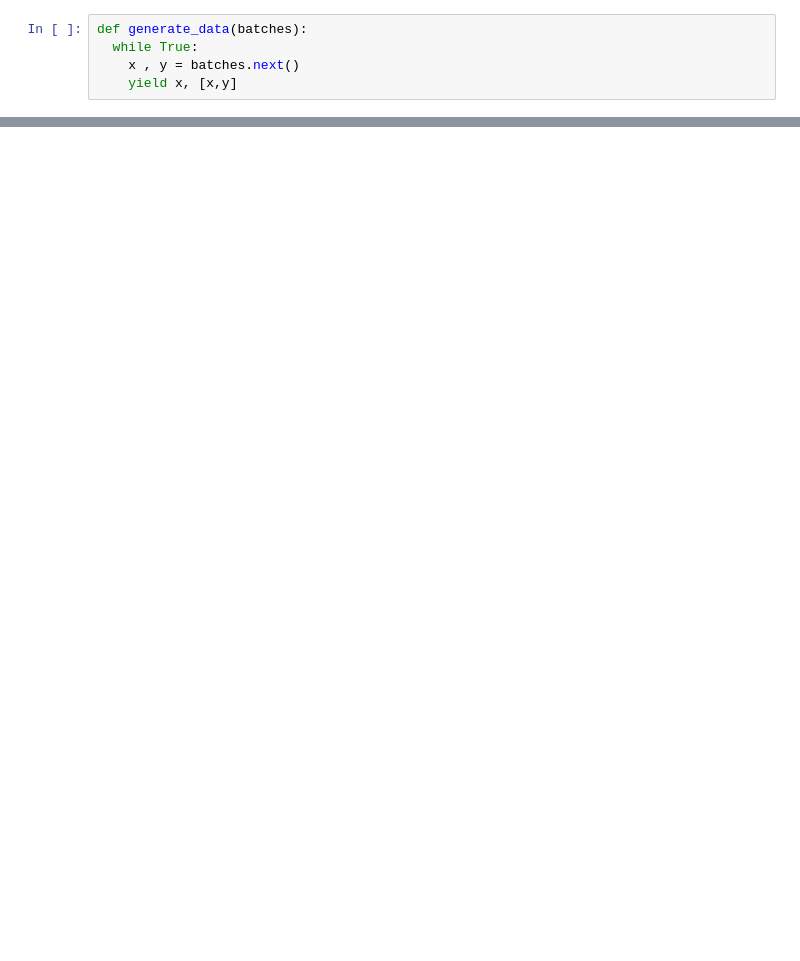
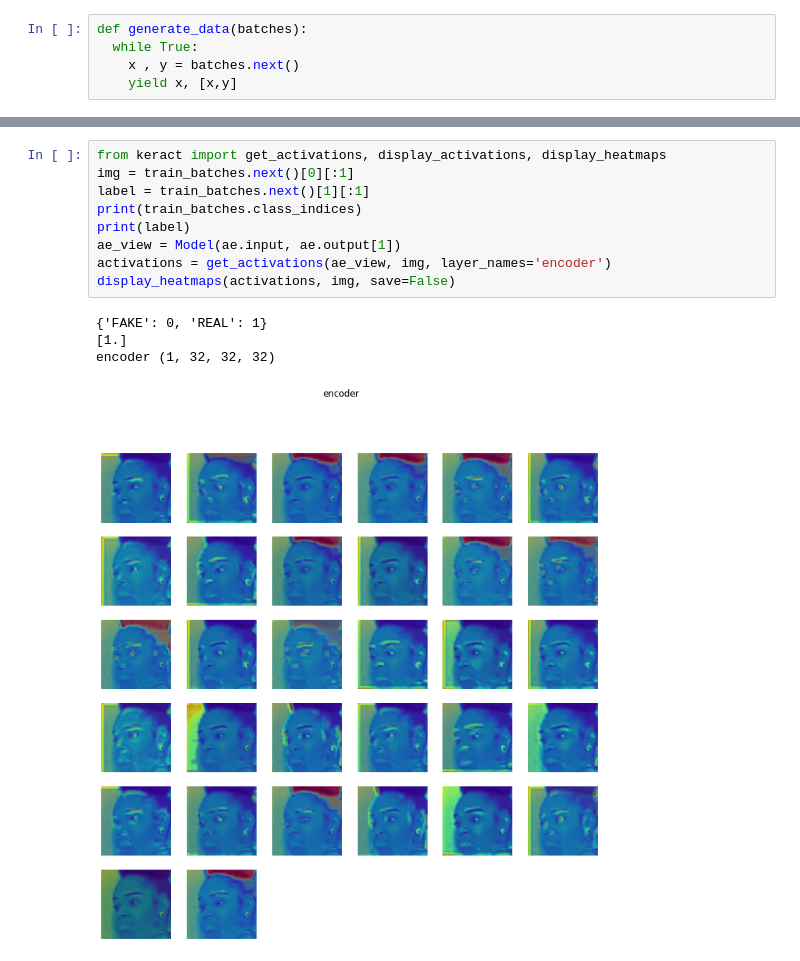
Before and after one commit to aides9/deepfake, a Jupyter notebook: Keras_AE.ipynb, the cells around one changed output, grey strips where cells are left out. Cells and saved outputs as stored; diff of their text form; blank space fills up the shorter version.

```diff
--- a/Keras_AE.ipynb
+++ b/Keras_AE.ipynb
@@ -188,0 +204,14 @@ ae.evaluate(generate_data(testing_batches),steps = np.ceil(testing_batches.sampl
+# %%
+from keract import get_activations, display_activations, display_heatmaps
+img = train_batches.next()[0][:1]
+label = train_batches.next()[1][:1]
+print(train_batches.class_indices)
+print(label)
+ae_view = Model(ae.input, ae.output[1])
+activations = get_activations(ae_view, img, layer_names='encoder')
+display_heatmaps(activations, img, save=False)
+# %% [output]
+{'FAKE': 0, 'REAL': 1}
+[1.]
+encoder (1, 32, 32, 32)
+[figure, added]
```
Also changed, not shown: parts of 13 cells of this notebook, 4 other files.
